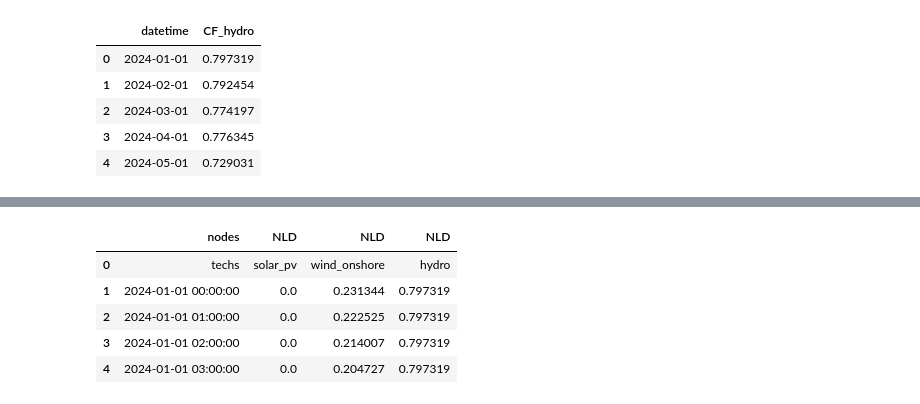
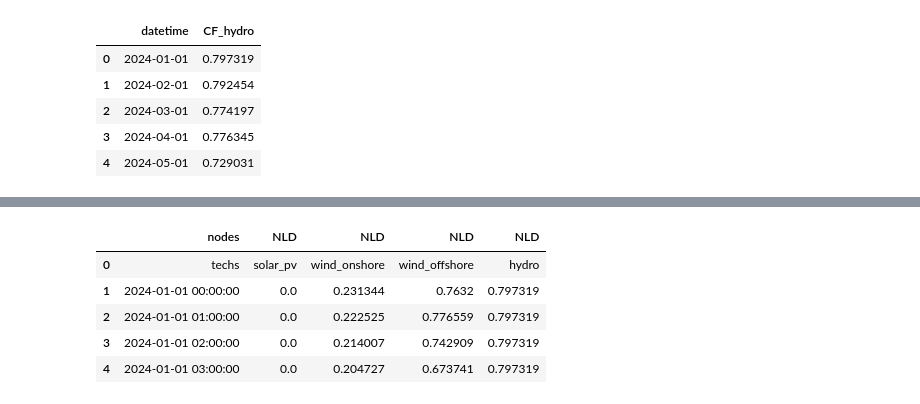
Before and after one commit to Yao10161016/electricity-market-dispatch-model-spain, a Jupyter notebook: calliope_model/model/input_data_tables/data_clean.ipynb, the cells around one changed output, grey strips where cells are left out. Saved outputs shown, nothing was run; the diff lists cells and outputs as text; code cells hidden in the pictures.

```diff
--- a/calliope_model/model/input_data_tables/data_clean.ipynb
+++ b/calliope_model/model/input_data_tables/data_clean.ipynb
@@ -392,0 +446,10 @@ windonshore_cf.head()
+# %%
+# drop first three rows, and keep only first two columns
+windoffshore_cf = windoffshore_cf.iloc[3:, :2].reset_index(drop=True)
+
+# change column names to datetime and CF_solar
+windoffshore_cf.columns = ["datetime", "CF_windoffshore"]
+
+# filter datatime between 2024-01-01 and 2024-12-31
+windoffshore_cf = windoffshore_cf[(windoffshore_cf["datetime"] >= "2024-01-01") & (windoffshore_cf["datetime"] <= "2024-12-31")].reset_index(drop=True)
+windoffshore_cf.head()
@@ -393,5 +463,6 @@ windonshore_cf.head()
 # %%
 # merge solar_cf and windonshore_cf on datetime
 solar_wind_2024 = pd.merge(solar_cf, windonshore_cf, on="datetime")
+solar_wind_2024 = pd.merge(solar_wind_2024, windoffshore_cf, on="datetime")
 solar_wind_2024.head()
 # %% [output]
@@ -491,4 +562,4 @@ renewables_df_year.shape
 # %%
-renewables_df_year = renewables_df_year[["datetime", "CF_solar", "CF_windonshore", "CF_hydro"]].rename(columns={"CF_solar": "NLD", "CF_windonshore": "NLD1", "CF_hydro": "NLD2"})
+renewables_df_year = renewables_df_year[["datetime", "CF_solar", "CF_windonshore", "CF_windoffshore", "CF_hydro"]].rename(columns={"CF_solar": "NLD", "CF_windonshore": "NLD1", "CF_windoffshore": "NLD2", "CF_hydro": "NLD3"})
 renewables_df_year.head()
 # %% [output]
@@ -531,14 +604,15 @@ memory usage: 273.9+ KB
 # %%
 # Format to match demand.csv
 # First header rows as in demand.csv
-header = pd.DataFrame({"nodes": ["techs"], "NLD": ["solar_pv"], "NLD1": ["wind_onshore"], "NLD2": ["hydro"]})
+header = pd.DataFrame({"nodes": ["techs"], "NLD": ["solar_pv"], "NLD1": ["wind_onshore"], "NLD2": ["wind_offshore"], "NLD3": ["hydro"]})
 
 # Prepare final formatted time series
 ts = pd.DataFrame({
     "nodes": renewables_df_year["datetime"].dt.strftime("%Y-%m-%d %H:%M:%S"),
     "NLD": renewables_df_year["NLD"],
     "NLD1": renewables_df_year["NLD1"],
-    "NLD2": renewables_df_year["NLD2"]
+    "NLD2": renewables_df_year["NLD2"],
+    "NLD3": renewables_df_year["NLD3"]
 })
 
 # Combine them together
@@ -561,14 +635,14 @@ renewables_final_year.head(10)
 # %%
 # change the name of NLD1 to NLD
-renewables_final_year = renewables_final_year.rename(columns={"NLD1": "NLD", "NLD2": "NLD"})
+renewables_final_year = renewables_final_year.rename(columns={"NLD1": "NLD", "NLD2": "NLD", "NLD3": "NLD"})
 renewables_final_year.head()
 # %% [output]
-|  | nodes | NLD | NLD | NLD |
-| 0 | techs | solar_pv | wind_onshore | hydro |
-| 1 | 2024-01-01 00:00:00 | 0.0 | 0.231344 | 0.797319 |
-| 2 | 2024-01-01 01:00:00 | 0.0 | 0.222525 | 0.797319 |
-| 3 | 2024-01-01 02:00:00 | 0.0 | 0.214007 | 0.797319 |
-| 4 | 2024-01-01 03:00:00 | 0.0 | 0.204727 | 0.797319 |
+|  | nodes | NLD | NLD | NLD | NLD |
+| 0 | techs | solar_pv | wind_onshore | wind_offshore | hydro |
+| 1 | 2024-01-01 00:00:00 | 0.0 | 0.231344 | 0.7632 | 0.797319 |
+| 2 | 2024-01-01 01:00:00 | 0.0 | 0.222525 | 0.776559 | 0.797319 |
+| 3 | 2024-01-01 02:00:00 | 0.0 | 0.214007 | 0.742909 | 0.797319 |
+| 4 | 2024-01-01 03:00:00 | 0.0 | 0.204727 | 0.673741 | 0.797319 |
 # %%
 renewables_final_year.tail()
 # %% [output]
```
Also changed, not shown: parts of 15 cells of this notebook, 44 other files.
